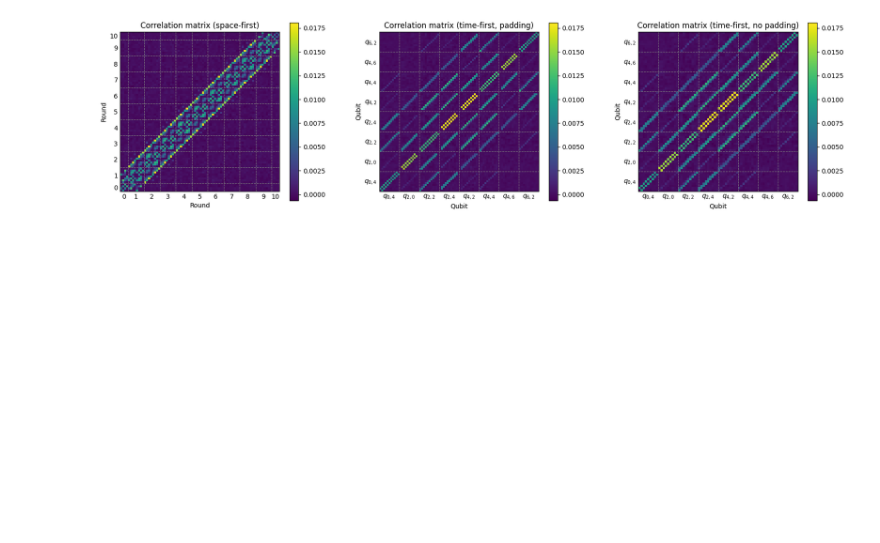
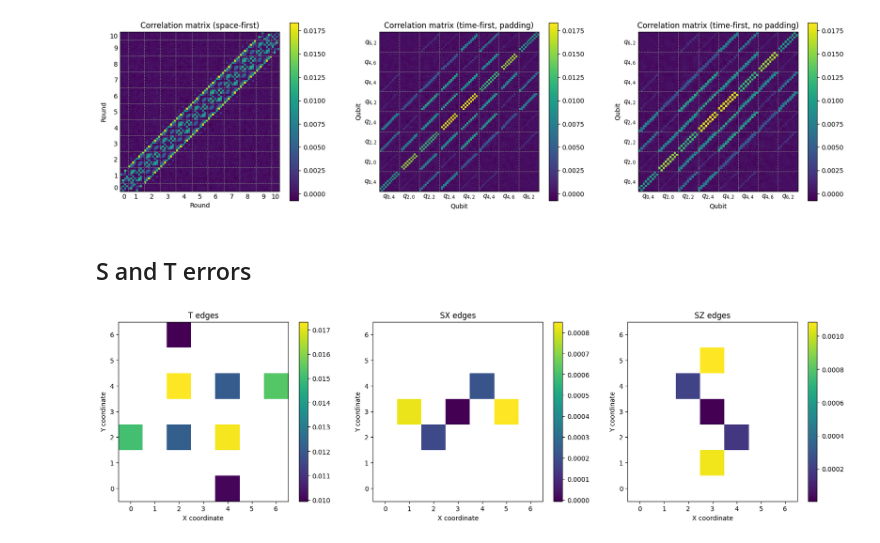
Before and after one commit to qlang-qec/qec, a Jupyter notebook: 2-surface-code.ipynb, the cells around one changed output. Cells and saved outputs as stored; diff of their text form; code cells hidden in the pictures; blank space fills up the shorter version.

Commit message:
add S and T errors in surface code

```diff
--- a/2-surface-code.ipynb
+++ b/2-surface-code.ipynb
@@ -216,3 +202,52 @@ plot(fig, axs[2], p_ij_t2, "Correlation matrix (time-first, no padding)", "Qubit
 plt.show()
 # %% [output]
 [figure]
+# %% [markdown]
+## S and T errors
+# %%
+def calc_t_errors(p_ij: np.ndarray, qubits: list[tuple[int, int]], distance: int):
+    t_edges = np.array(
+        [i[:-1] for i in np.split(np.append(p_ij.diagonal(1), 0), distance**2 - 1)]
+    ).mean(axis=1)
+    heatmap = np.full((distance * 2 + 1, distance * 2 + 1), np.nan)
+    for (x, y), i in zip(qubits, t_edges):
+        heatmap[x, y] = i
+    return heatmap
+
+t_heatmap = calc_t_errors(p_ij_t2, qubits, distance)
+# %%
+def midpoint(x, y):
+    return (x[0] + y[0]) // 2, (x[1] + y[1]) // 2
+
+def calc_s_errors(p_ij: np.ndarray, qubits: list[tuple[int, int]], distance: int):
+    x_qubits = [q for q in qubits if (q[0] + q[1]) % 4 == 2]
+    z_qubits = [q for q in qubits if (q[0] + q[1]) % 4 == 0]
+    x_heatmap = np.full((distance * 2 + 1, distance * 2 + 1), np.nan)
+    z_heatmap = x_heatmap.copy()
+    for q_i, x_i in zip(qubits, np.split(p_ij, distance**2 - 1)):
+        for q_j, x_j in zip(qubits, np.split(x_i, distance**2 - 1, axis=1)):
+            if q_i in x_qubits and q_j in x_qubits and q_i != q_j:
+                x_heatmap[*midpoint(q_i, q_j)] = x_j.mean()
+            elif q_i in z_qubits and q_j in z_qubits and q_i != q_j:
+                z_heatmap[*midpoint(q_i, q_j)] = x_j.mean()
+    return x_heatmap, z_heatmap
+
+sx_heatmap, sz_heatmap = calc_s_errors(p_ij_t2, qubits, distance)
+# %%
+fig, axs = plt.subplots(1, 3, figsize=(20, 5))
+
+for data, title, ax in zip(
+    [t_heatmap, sx_heatmap, sz_heatmap],
+    ["T edges", "SX edges", "SZ edges"],
+    axs,
+):
+    im = ax.imshow(data, aspect="auto")
+    fig.colorbar(im, ax=ax)
+    ax.invert_yaxis()
+    ax.set_title(title)
+    ax.set_xlabel("X coordinate")
+    ax.set_ylabel("Y coordinate")
+
+plt.show()
+# %% [output]
+[figure, added]
```
Also changed, not shown: parts of 2 cells of this notebook.
